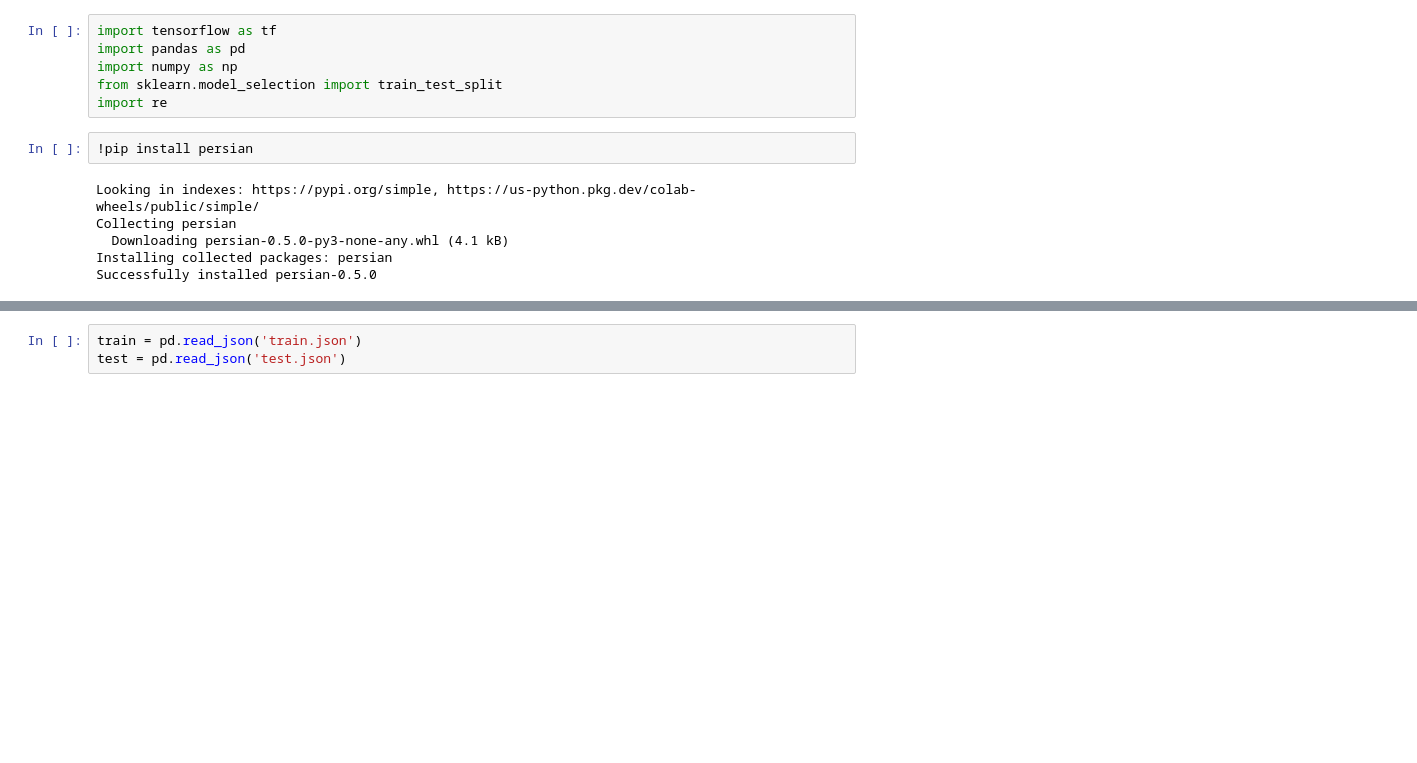
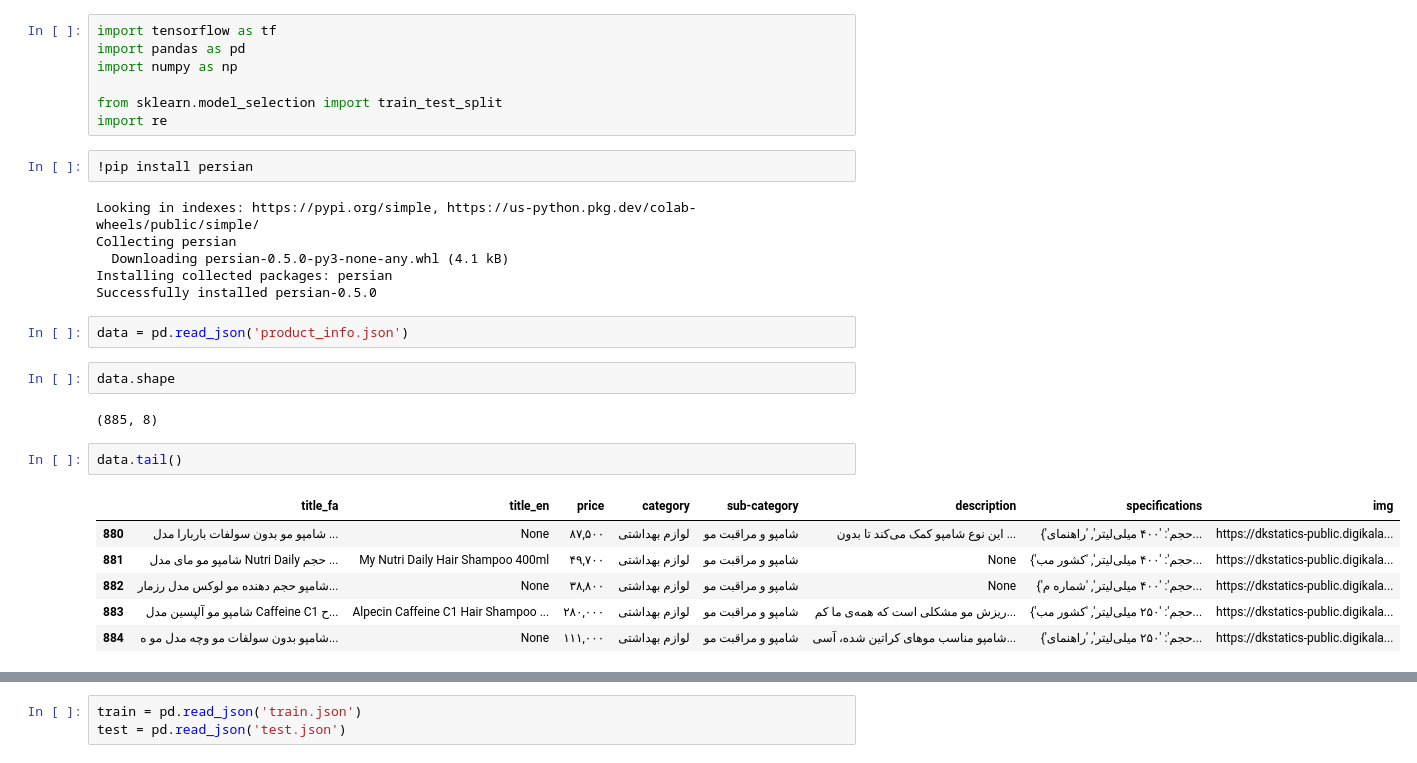
Before and after one commit to danfarh/search-engine, a Jupyter notebook: BERT/search_engine_parsBERT_pytorch.ipynb, the cells around one changed output, grey strips where cells are left out. Drawn from its saved outputs; the diff is of its cells as text; blank space fills up the shorter version.

```diff
--- a/BERT/search_engine_parsBERT_pytorch.ipynb
+++ b/BERT/search_engine_parsBERT_pytorch.ipynb
@@ -2,6 +2,7 @@
 import tensorflow as tf
 import pandas as pd
 import numpy as np
+
 from sklearn.model_selection import train_test_split
 import re
 # %%
@@ -12,3 +13,18 @@ Collecting persian
   Downloading persian-0.5.0-py3-none-any.whl (4.1 kB)
 Installing collected packages: persian
 Successfully installed persian-0.5.0
+# %%
+data = pd.read_json('product_info.json')
+# %%
+data.shape
+# %% [output]
+(885, 8)
+# %%
+data.tail()
+# %% [output]
+|  | title_fa | title_en | price | category | sub-category | description | specifications | img |
+| 880 | شامپو مو بدون سولفات باربارا مدل ... | None | ۸۷,۵۰۰ | لوازم بهداشتی | شامپو و مراقبت مو | این نوع شامپو کمک می‌کند تا بدون ... | {'حجم': '۴۰۰ میلی‌لیتر', 'راهنمای... | https://dkstatics-public.digikala... |
+| 881 | شامپو مو مای مدل Nutri Daily حجم ... | My Nutri Daily Hair Shampoo 400ml | ۴۹,۷۰۰ | لوازم بهداشتی | شامپو و مراقبت مو | None | {'حجم': '۴۰۰ میلی‌لیتر', 'کشور مب... | https://dkstatics-public.digikala... |
+| 882 | شامپو حجم دهنده مو لوکس مدل رزمار... | None | ۳۸,۸۰۰ | لوازم بهداشتی | شامپو و مراقبت مو | None | {'حجم': '۴۰۰ میلی‌لیتر', 'شماره م... | https://dkstatics-public.digikala... |
+| 883 | شامپو مو آلپسین مدل Caffeine C1 ح... | Alpecin Caffeine C1 Hair Shampoo ... | ۲۸۰,۰۰۰ | لوازم بهداشتی | شامپو و مراقبت مو | ریزش مو مشکلی است که همه‌ی ما کم‌... | {'حجم': '۲۵۰ میلی‌لیتر', 'کشور مب... | https://dkstatics-public.digikala... |
+| 884 | شامپو بدون سولفات مو وچه مدل مو ه... | None | ۱۱۱,۰۰۰ | لوازم بهداشتی | شامپو و مراقبت مو | شامپو مناسب موهای کراتین شده، آسی... | {'حجم': '۲۵۰ میلی‌لیتر', 'راهنمای... | https://dkstatics-public.digikala... |
```
Also changed, not shown: parts of 50 cells of this notebook, 2 other files.
